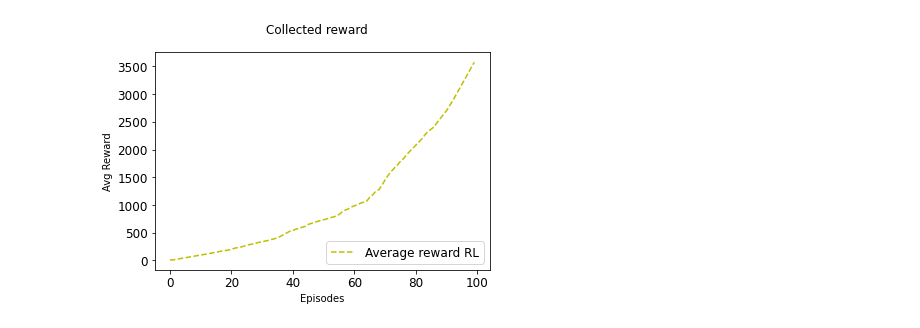
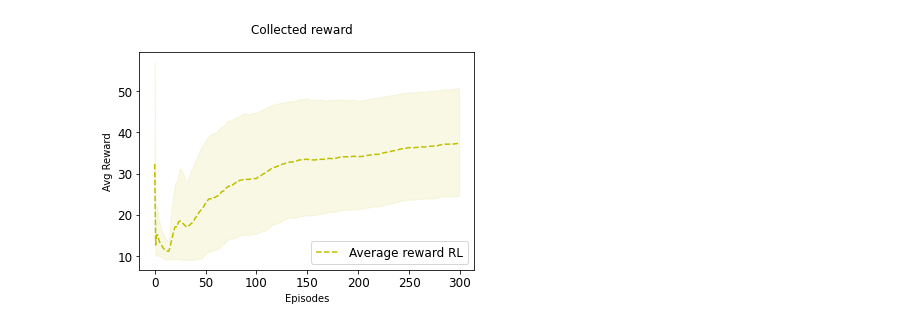
Before and after one commit to mwizard1010/robot-control, a Jupyter notebook: Code/Reward_plot_cont.ipynb, the cells around one changed output. Drawn from its saved outputs; the diff is of its cells as text; code cells hidden in the pictures.

```diff
--- a/Code/Reward_plot_cont.ipynb
+++ b/Code/Reward_plot_cont.ipynb
@@ -1,20 +1,22 @@
 # %%
 import numpy as np
+import pandas as pd
 import matplotlib.pyplot as plt
-resultsFolder = 'results/continuos/tests/'
+resultsFolder = 'results/continuous/tests/'
 def get_value(filename):
 
-    dataRL = np.genfromtxt(resultsFolder + filename + 'RL.csv', delimiter=',')
-    dataIRL = np.genfromtxt(resultsFolder + filename + 'IRL.csv', delimiter=',')
-    meansRL = np.mean(dataRL, axis=0)
-    meansIRL = np.mean(dataIRL, axis=0)
-    print('meansRL', np.average(meansRL), np.max(meansRL), np.min(meansRL), dataRL.shape)
-    print('meansIRL', np.average(meansIRL), np.max(meansIRL), np.min(meansIRL), dataIRL.shape)
+    data = []
+    for i in range(3):
+        fname = resultsFolder + filename + str(i) + '.csv'
+        rw = pd.read_csv(fname).iloc[:,1] # read column 1
+        data.append(rw)
 
-    RL = get_avg(meansRL)
-    IRL = get_avg(meansIRL)
+    merged = pd.concat(data,axis=1)
+    means = np.mean(merged, axis=1)
 
-    return RL, IRL
+    upper = np.max(merged, axis=1)
+    lower = np.min(merged, axis=1)
+    return get_avg(means), get_avg(lower), get_avg(upper)
 
 def get_avg(data):
     rewards = data.tolist()
@@ -28,7 +30,7 @@ def get_avg(data):
         if i == 0:
             avg_reward[i] = rewards[i]
         else:
-            avg_reward[i] = (cumulative_rewards[i] - cumulative_rewards[0])
+            avg_reward[i] = (cumulative_rewards[i] - cumulative_rewards[0])/i
 
-    return avg_reward
+    return np.array(avg_reward)
 # %%
@@ -61,17 +58,20 @@ meansIRL 74.475 100.0 10.5 (2, 100)
+# %%
+RL, RLlower, RLupper = get_value("rewardsRL")
+IRL, IRLlower, IRLupper = get_value("rewardsIRL")
 # %%
 plt.rc('xtick', labelsize=12)
 plt.rc('ytick', labelsize=12)
 
 plt.figure('Collected reward')
 plt.suptitle('Collected reward')
 
 plt.plot(RL, label = 'Average reward RL', linestyle = '--', color = 'y' )
-
+plt.fill_between(np.arange(len(RL)), RLlower, RLupper, color = 'y', alpha=0.1)
 
 plt.legend(loc=4,prop={'size':12})
 plt.xlabel('Episodes')
 plt.ylabel('Avg Reward')
 
 plt.show()
 # %% [output]
-[figure, old version]
+[figure, new version]
```
Also changed, not shown: parts of 3 cells of this notebook, 42 other files.
